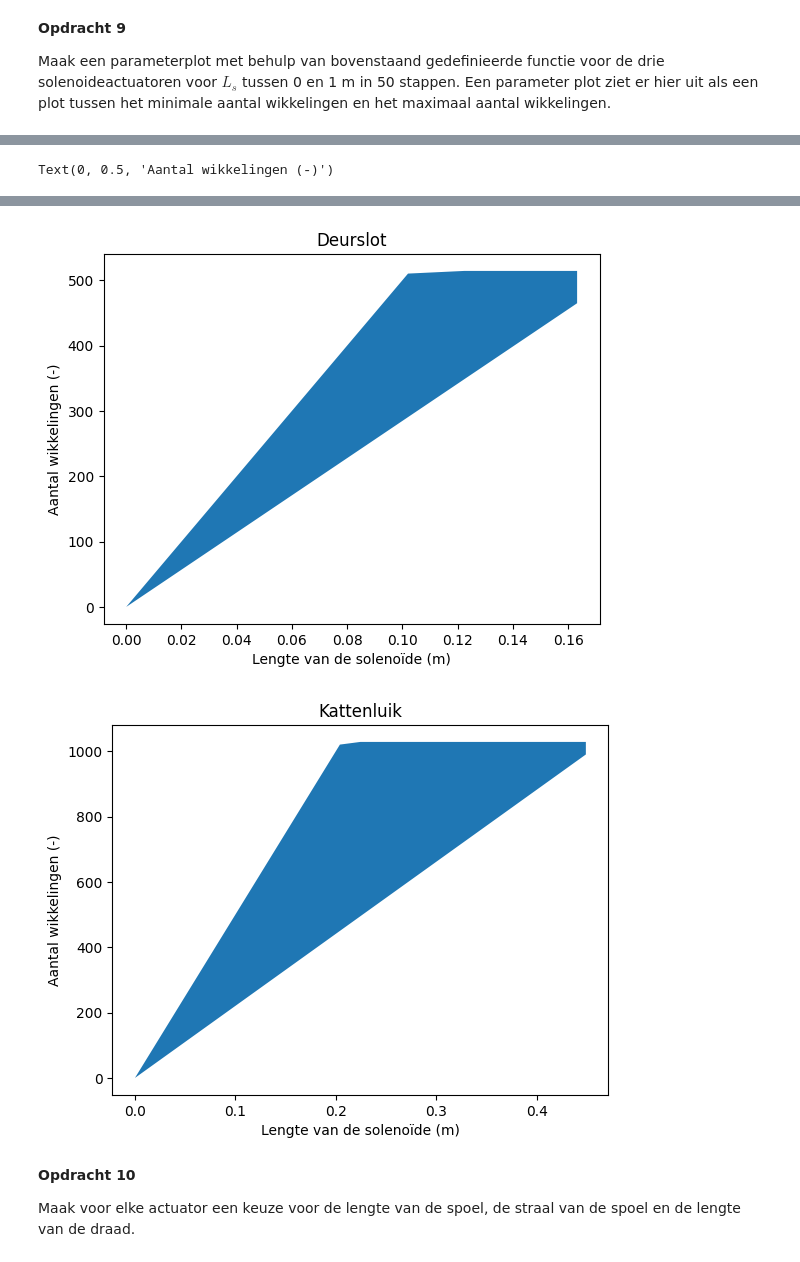
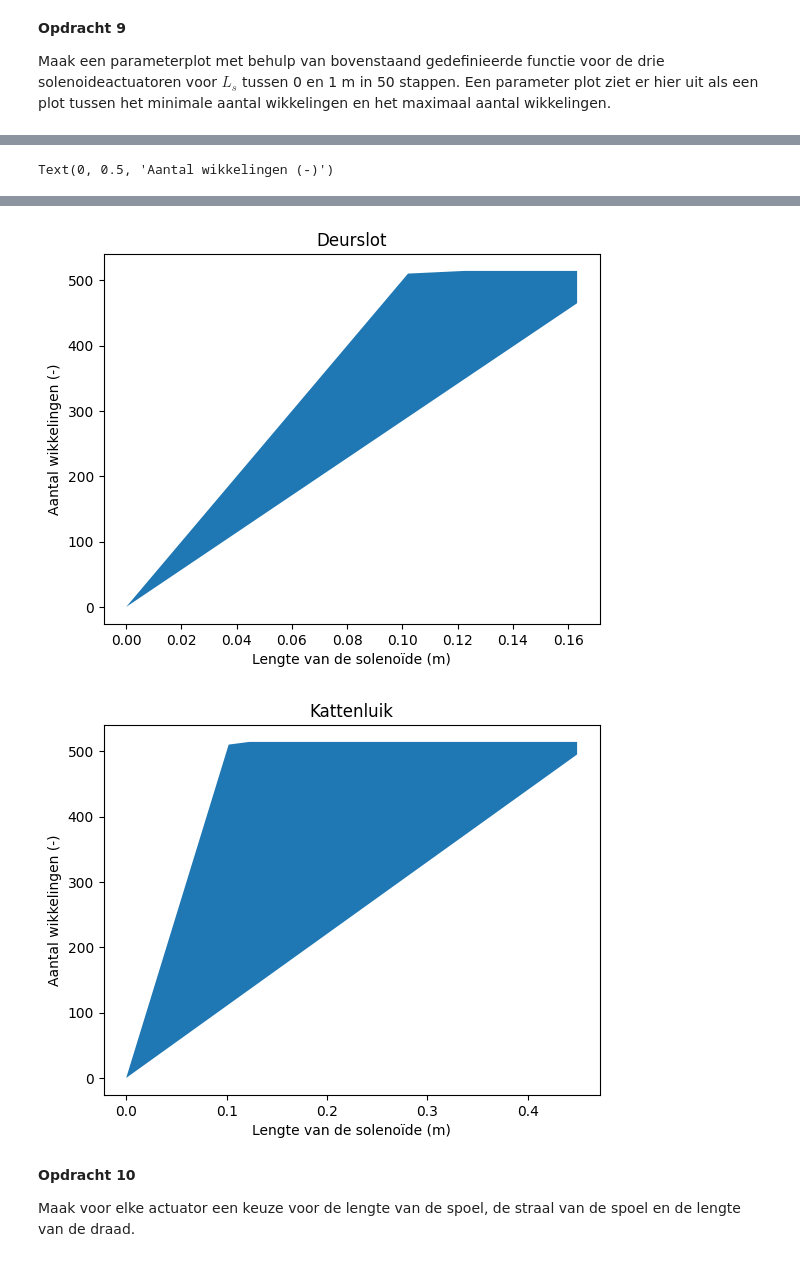
Before and after one commit to Xander1611/opdrachten-DEF-D-AB, a Jupyter notebook: 2KrachtactuatorOpdracht/2KrachtactuatorOpdracht/KrachtactuatorOpdracht.ipynb, the cells around one changed output, grey strips where cells are left out. Drawn from its saved outputs; the diff is of its cells as text; code cells hidden in the pictures.

```diff
--- a/2KrachtactuatorOpdracht/2KrachtactuatorOpdracht/KrachtactuatorOpdracht.ipynb
+++ b/2KrachtactuatorOpdracht/2KrachtactuatorOpdracht/KrachtactuatorOpdracht.ipynb
@@ -234,7 +236,7 @@ plt.ylabel("Aantal wikkelingen (-)")
 
 # Kattenluik actuator (optie 2):
 F_2 = 3
-r_s_2 = 0.005
+r_s_2 = 0.01
 V_1 = V_opdr6
 r_d_2 = r_d_opdr6
 
@@ -244,34 +246,34 @@ N_max_2 = np.zeros(len(L_s_array))
 
 for i in range(len(N_min_vb)):
     N_min_2[i], N_max_2[i] = aantal_wikkelingen(L_s_array[i],l_max_vb,r_s_2,r_d_2,0.5,F_2)
 
 plt.figure()
 plt.fill_between(L_s_array,N_min_2,N_max_2) # De ruimte tussen de eisen vullen
 plt.title("Kattenluik")
 plt.xlabel("Lengte van de solenoïde (m)")
 plt.ylabel("Aantal wikkelingen (-)")
 # %% [output]
 The design with L_s = 0.14 m has no workable solution
 The design with L_s = 0.16 m has no workable solution
 The design with L_s = 0.18 m has no workable solution
 The design with L_s = 0.20 m has no workable solution
 The design with L_s = 0.22 m has no workable solution
 The design with L_s = 0.24 m has no workable solution
 The design with L_s = 0.27 m has no workable solution
 The design with L_s = 0.29 m has no workable solution
 The design with L_s = 0.31 m has no workable solution
 The design with L_s = 0.33 m has no workable solution
 The design with L_s = 0.35 m has no workable solution
 The design with L_s = 0.37 m has no workable solution
 ... (95 lines left out)
 The design with L_s = 0.94 m has no workable solution
 The design with L_s = 0.96 m has no workable solution
 The design with L_s = 0.98 m has no workable solution
 The design with L_s = 1.00 m has no workable solution
 Text(0, 0.5, 'Aantal wikkelingen (-)')
 [figure]
 [figure]
-[figure, old version]
+[figure, new version]
 # %% [markdown]
 **Opdracht 10**
 
```
Also changed, not shown: parts of 5 cells of this notebook.
